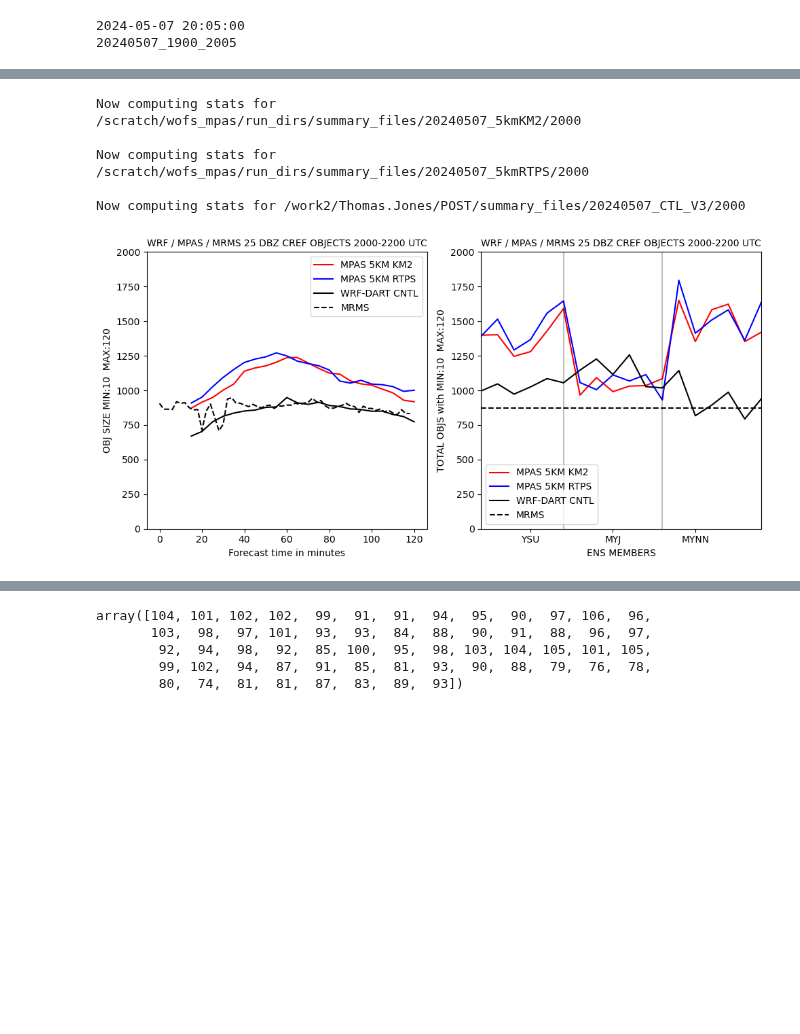
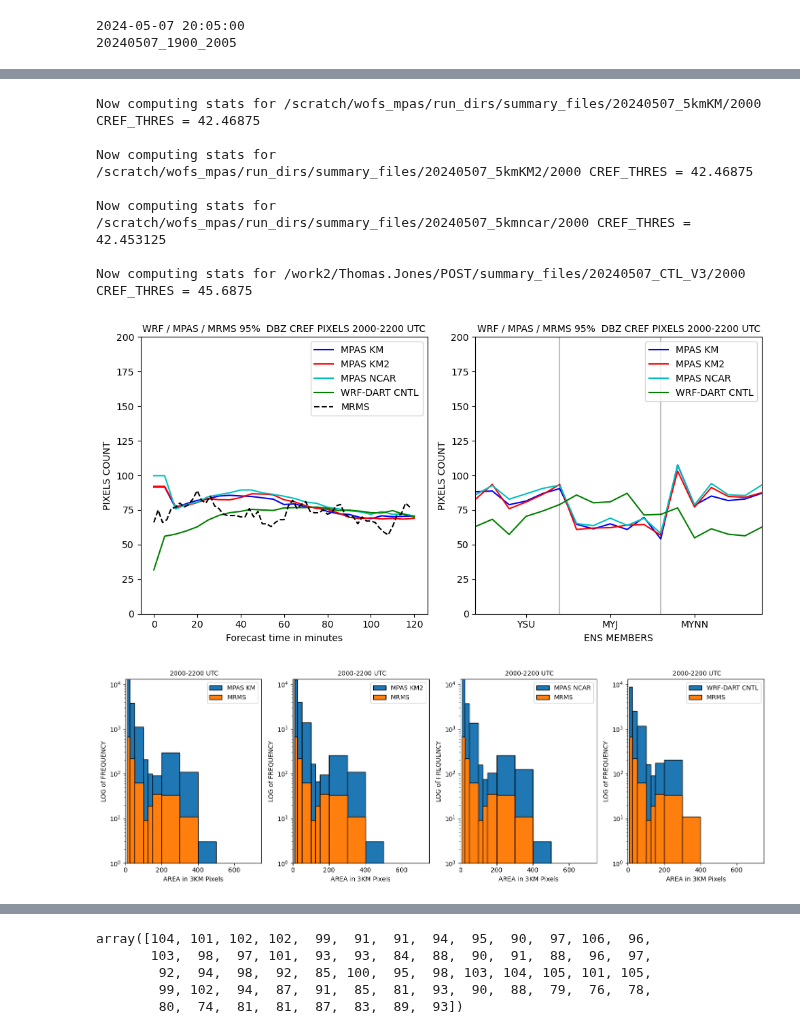
Before and after one commit to louiswicker/CAM_analysis_tools, a Jupyter notebook: MPAS_07May2024_ObjCount.ipynb, the cells around one changed output, grey strips where cells are left out. Drawn from its saved outputs; the diff is of its cells as text; code cells hidden in the pictures; blank space fills up the shorter version.

```diff
--- a/MPAS_07May2024_ObjCount.ipynb
+++ b/MPAS_07May2024_ObjCount.ipynb
@@ -242,25 +277,30 @@ Now computing stats for /work2/Thomas.Jones/POST/summary_files/20240507_CTL_V3/1
 # %%
 #------------------------------------------------------------------------------------
 nstep = 25
 ens   = 18
 
 runs  = [
-         ['/scratch/wofs_mpas/run_dirs/summary_files/20240507_5kmKM2/2000','MPAS 5KM KM2', 'r'],
-         ['/scratch/wofs_mpas/run_dirs/summary_files/20240507_5kmRTPS/2000','MPAS 5KM RTPS', 'b'],
-         ['/work2/Thomas.Jones/POST/summary_files/20240507_CTL_V3/2000', 'WRF-DART CNTL', 'k']
+         ['/scratch/wofs_mpas/run_dirs/summary_files/20240507_5kmKM/2000','MPAS KM', 'b', 42.46875],
+         ['/scratch/wofs_mpas/run_dirs/summary_files/20240507_5kmKM2/2000','MPAS KM2', 'r', 42.46875],
+         ['/scratch/wofs_mpas/run_dirs/summary_files/20240507_5kmncar/2000','MPAS NCAR', 'c', 42.453125],
+         ['/work2/Thomas.Jones/POST/summary_files/20240507_CTL_V3/2000', 'WRF-DART CNTL', 'g',45.6875]
         ]
 
-title = f"WRF / MPAS / MRMS {cref_thresh[0]} DBZ CREF OBJECTS 2000-2200 UTC"
+
+title = f"WRF / MPAS / MRMS {percent}%  DBZ CREF PIXELS 2000-2200 UTC"
 
 dt_string = [2024,5,7,20]
-counts2 = plot_counts(runs, dt_string, title, ens=18, nstep = 25, cref_thresh=cref_thresh, plot_mrms='./mrms2000.pickle')
+counts2 = plot_counts(runs, dt_string, title, ens=18, nstep = 25, plot_mrms='./mrms2000_95.pickle')
 # %% [output]
-Now computing stats for /scratch/wofs_mpas/run_dirs/summary_files/20240507_5kmKM2/2000
+Now computing stats for /scratch/wofs_mpas/run_dirs/summary_files/20240507_5kmKM/2000 CREF_THRES = 42.46875
 
-Now computing stats for /scratch/wofs_mpas/run_dirs/summary_files/20240507_5kmRTPS/2000
+Now computing stats for /scratch/wofs_mpas/run_dirs/summary_files/20240507_5kmKM2/2000 CREF_THRES = 42.46875
 
-Now computing stats for /work2/Thomas.Jones/POST/summary_files/20240507_CTL_V3/2000
+Now computing stats for /scratch/wofs_mpas/run_dirs/summary_files/20240507_5kmncar/2000 CREF_THRES = 42.453125
+
+Now computing stats for /work2/Thomas.Jones/POST/summary_files/20240507_CTL_V3/2000 CREF_THRES = 45.6875
-[figure, old version]
+[figure, new version]
+[figure, added]
 # %%
 #------------------------------------------------------------------------------------
 nstep = 25
```
Also changed, not shown: parts of 8 cells of this notebook, 1 other file.
